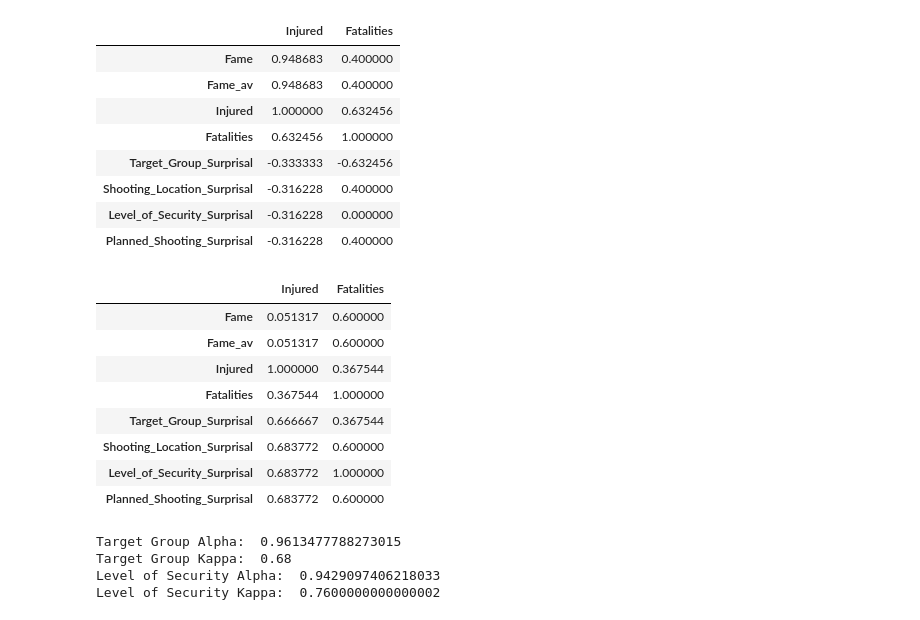
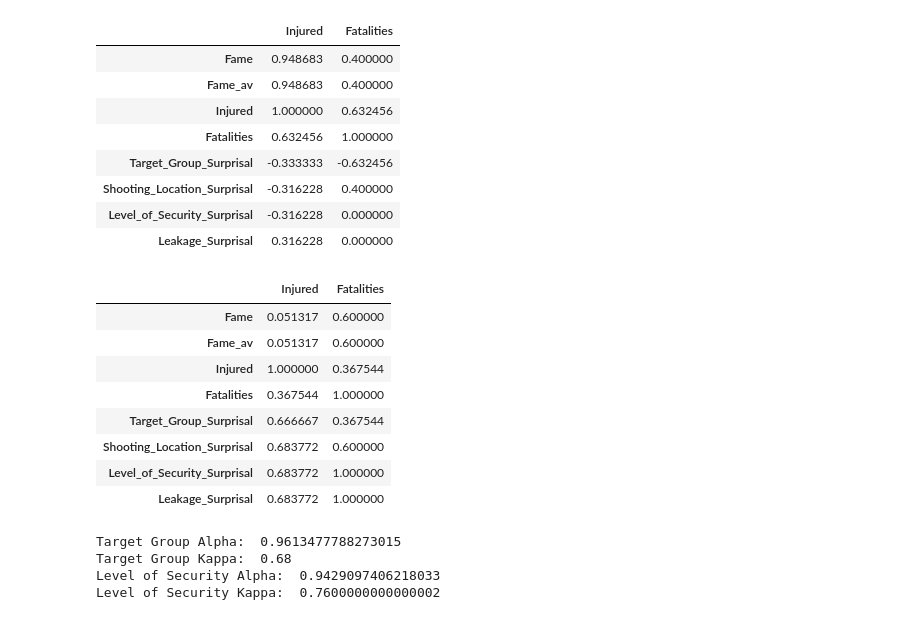
Before and after one commit to dynamicalsystemslaboratory/Fame-Seekers, a Jupyter notebook: Dummy_Statistics.ipynb, the cells around one changed output. Cells and saved outputs as stored; diff of their text form; code cells hidden in the pictures.

```diff
--- a/Dummy_Statistics.ipynb
+++ b/Dummy_Statistics.ipynb
@@ -40,7 +45,7 @@ Mass_shooting_df = pd.read_excel("Mass_Shootings_dummy.xlsx", sheet_name = "Mass
 Mass_shooting_df = Mass_shooting_df.drop_duplicates(subset=['Date'])
 Mass_shooting_df = Mass_shooting_df.reset_index()
 N = len(Mass_shooting_df)
-Variables = ["Target_Group","Shooting_Location","Level_of_Security","Planned_Shooting"]
+Variables = ["Target_Group","Shooting_Location","Level_of_Security","Leakage"]
 wo = np.zeros([N,N])
 for i in range(N):
     for j in range(i):
@@ -180,20 +180,20 @@ Correlation_df.corr(method=spearmanr_pval)
 # %%
-fame_seeking_df = Mass_shooting_df[(Mass_shooting_df["TVP|Silva|Lankford"]==True)]
+fame_seeking_df = Mass_shooting_df[(Mass_shooting_df["FameSeeker_Silva"]==True)]
 Correlation_FS_df = fame_seeking_df.dropna(subset=['Fame'])[["Fame","Fame_av","Injured","Fatalities","Target_Group_Surprisal",
                                                           "Shooting_Location_Surprisal","Level_of_Security_Surprisal",
-                                                          "Planned_Shooting_Surprisal"]]
+                                                          "Leakage_Surprisal"]]
 display(Correlation_FS_df.corr(method="spearman")[["Injured","Fatalities"]])
 display(Correlation_FS_df.corr(method=spearmanr_pval)[["Injured","Fatalities"]])
 # %% [output]
 |  | Injured | Fatalities |
 | Fame | 0.948683 | 0.400000 |
 | Fame_av | 0.948683 | 0.400000 |
 | Injured | 1.000000 | 0.632456 |
 | Fatalities | 0.632456 | 1.000000 |
 | Target_Group_Surprisal | -0.333333 | -0.632456 |
 | Shooting_Location_Surprisal | -0.316228 | 0.400000 |
 | Level_of_Security_Surprisal | -0.316228 | 0.000000 |
-| Planned_Shooting_Surprisal | -0.316228 | 0.400000 |
+| Leakage_Surprisal | 0.316228 | 0.000000 |
 |  | Injured | Fatalities |
 | Fame | 0.051317 | 0.600000 |
 | Fame_av | 0.051317 | 0.600000 |
@@ -202,7 +202,7 @@ display(Correlation_FS_df.corr(method=spearmanr_pval)[["Injured","Fatalities"]])
 | Target_Group_Surprisal | 0.666667 | 0.367544 |
 | Shooting_Location_Surprisal | 0.683772 | 0.600000 |
 | Level_of_Security_Surprisal | 0.683772 | 1.000000 |
-| Planned_Shooting_Surprisal | 0.683772 | 0.600000 |
+| Leakage_Surprisal | 0.683772 | 1.000000 |
 # %%
 df_Target_group = pd.read_excel("Mass_Shootings_dummy.xlsx", sheet_name = "Alpha&Kappa_TargetGroup")
 df_Target_group = df_Target_group.set_index('subject')
```
Also changed, not shown: parts of 11 cells of this notebook, 1 other file.
